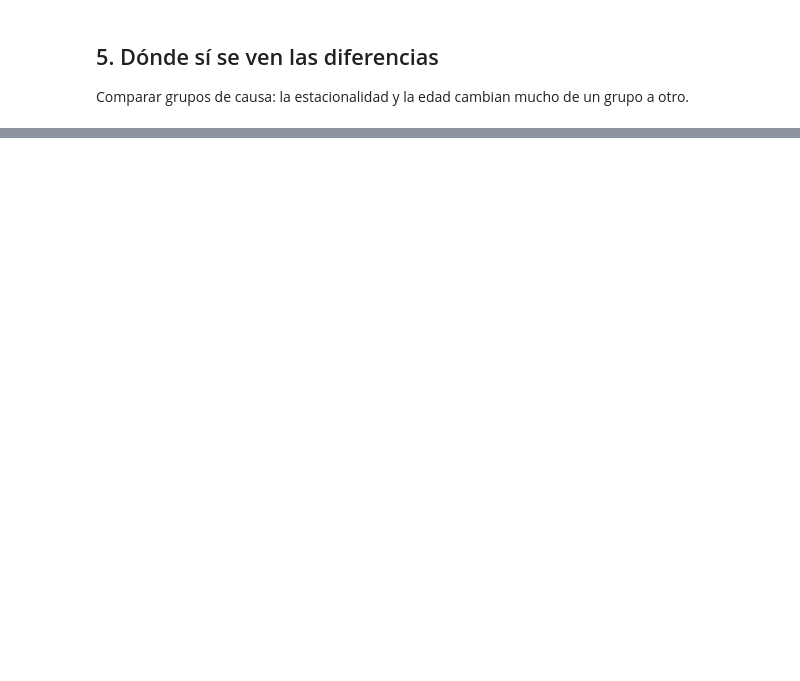
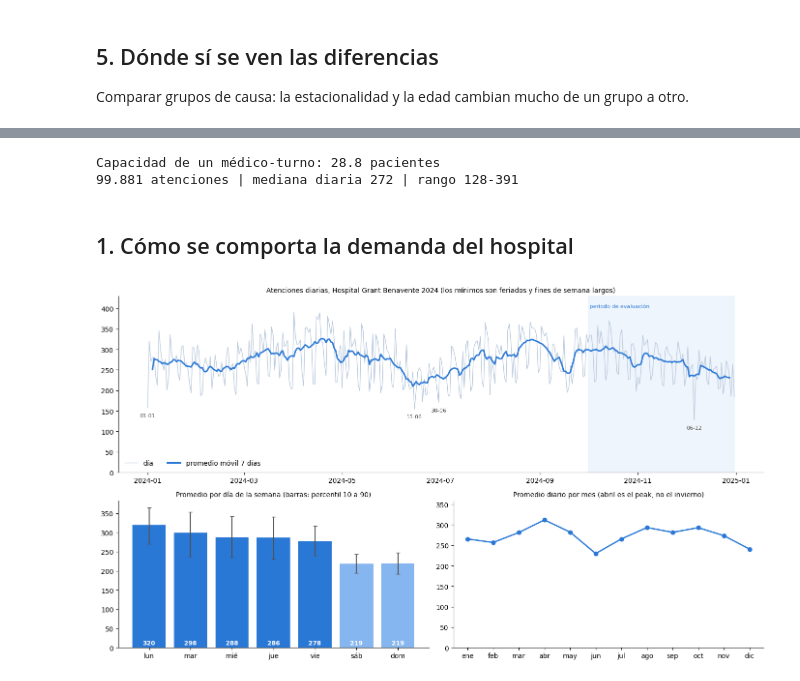
Before and after one commit to crizcar/ML_TrabajoSemestral, a Jupyter notebook: Clase.ipynb, the cells around one changed output, grey strips where cells are left out. Drawn from its saved outputs; the diff is of its cells as text; code cells hidden in the pictures; blank space fills up the shorter version.

```diff
--- a/Clase.ipynb
+++ b/Clase.ipynb
@@ -155,0 +180,56 @@ fig.tight_layout(); plt.show()
+# %%
+HOSP = "18-100"
+INICIO_EVAL = pd.Timestamp("2024-10-01")      # calibración: ene-sep | evaluación: oct-dic
+DIAS = ["lun", "mar", "mié", "jue", "vie", "sáb", "dom"]
+
+# --- Parámetros de capacidad: EJEMPLOS, reemplazar por los reales del hospital ---
+PACIENTES_HORA = 3.0     # pacientes que atiende un médico por hora
+HORAS_TURNO = 12         # duración de un turno
+OCUPACION = 0.80         # fracción del turno dedicada a atender (el resto: papeleo, pausas, etc.)
+CAP = PACIENTES_HORA * HORAS_TURNO * OCUPACION
+print(f"Capacidad de un médico-turno: {CAP:.1f} pacientes")
+
+h = tot.loc[tot["IdEstablecimiento"].astype(str) == HOSP].set_index("fecha")["Total"].sort_index()
+assert len(h) == 366, len(h)
+print(f"{h.sum():,} atenciones | mediana diaria {h.median():.0f} | rango {h.min()}-{h.max()}".replace(",", "."))
+# %% [output]
+Capacidad de un médico-turno: 28.8 pacientes
+99.881 atenciones | mediana diaria 272 | rango 128-391
+# %% [markdown]
+## 1. Cómo se comporta la demanda del hospital
+# %%
+fig = plt.figure(figsize=(14, 8))
+gs = fig.add_gridspec(2, 2, height_ratios=[1.2, 1])
+
+# serie diaria
+ax = fig.add_subplot(gs[0, :])
+ax.axvspan(INICIO_EVAL, h.index[-1], color="#2a78d6", alpha=0.07)
+ax.text(INICIO_EVAL, h.max() * 1.02, " periodo de evaluación", fontsize=8, color="#2a78d6", va="bottom")
+ax.plot(h.index, h.values, color="#b9c9dc", linewidth=1, label="día")
+ax.plot(h.index, h.rolling(7, center=True).mean(), color=AZUL, linewidth=2.2, label="promedio móvil 7 días")
+for fecha in h.nsmallest(4).index:
+    ax.annotate(f"{fecha:%d-%m}", (fecha, h[fecha]), xytext=(0, -14), textcoords="offset points",
+                ha="center", fontsize=8, color="#52514e")
+ax.set_title("Atenciones diarias, Hospital Grant Benavente 2024 (los mínimos son feriados y fines de semana largos)", fontsize=10)
+ax.set_ylim(0, h.max() * 1.1); ax.legend(frameon=False, loc="lower left", ncol=2)
+
+# perfil por día de la semana
+ax = fig.add_subplot(gs[1, 0])
+g = h.groupby(h.index.dayofweek)
+media, p10, p90 = g.mean(), g.quantile(.1), g.quantile(.9)
+colores = [AZUL] * 5 + ["#86b6ef"] * 2
+ax.bar(DIAS, media, color=colores, yerr=[media - p10, p90 - media], capsize=3, ecolor="#52514e")
+for i, v in enumerate(media):
+    ax.text(i, 8, f"{v:.0f}", ha="center", color="white", fontsize=9, fontweight="bold")
+ax.set_title("Promedio por día de la semana (barras: percentil 10 a 90)", fontsize=10)
+
+# perfil por mes
+ax = fig.add_subplot(gs[1, 1])
+mes = h.groupby(h.index.month).mean()
+ax.plot(mes.index, mes.values, marker="o", color=AZUL, linewidth=2)
+ax.set_xticks(range(1, 13)); ax.set_xticklabels(["ene", "feb", "mar", "abr", "may", "jun", "jul", "ago", "sep", "oct", "nov", "dic"])
+ax.set_ylim(0, mes.max() * 1.15)
+ax.set_title("Promedio diario por mes (abril es el peak, no el invierno)", fontsize=10)
+fig.tight_layout(); plt.show()
+# %% [output]
+[figure, added]
```
Also changed, not shown: parts of 15 cells of this notebook.
